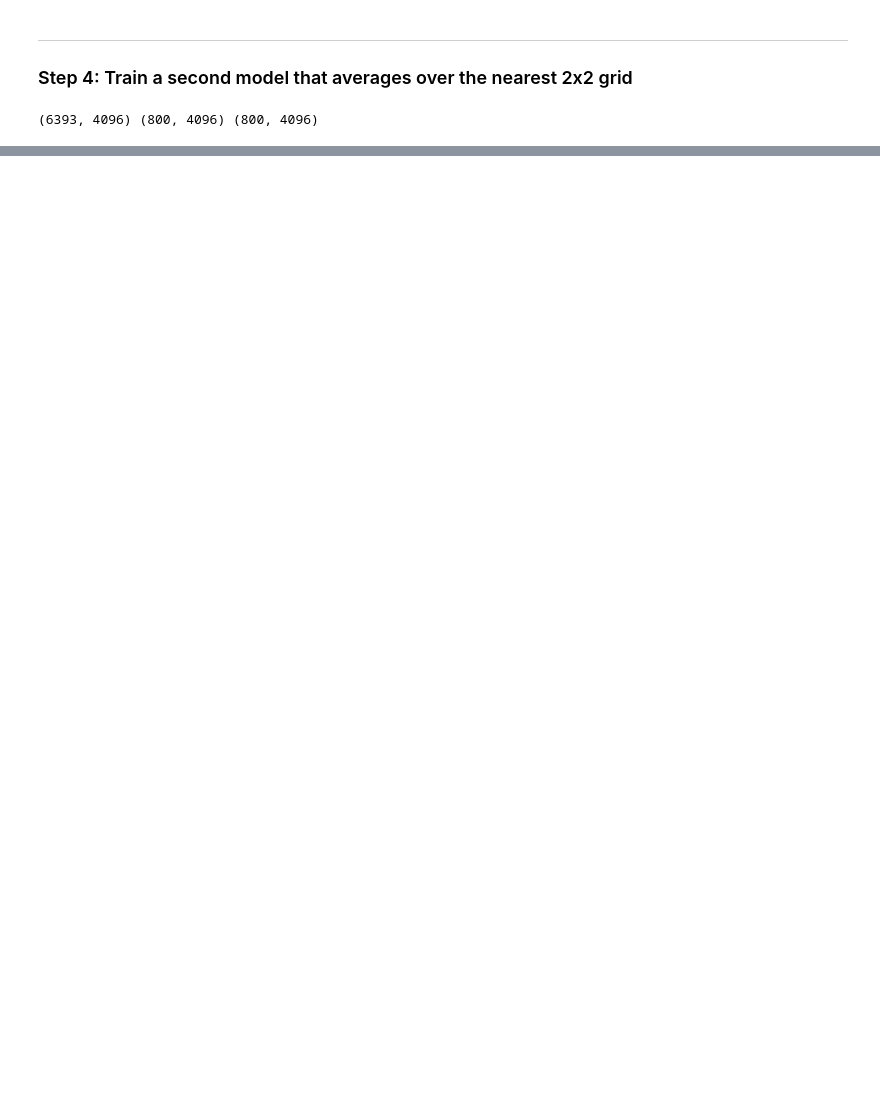
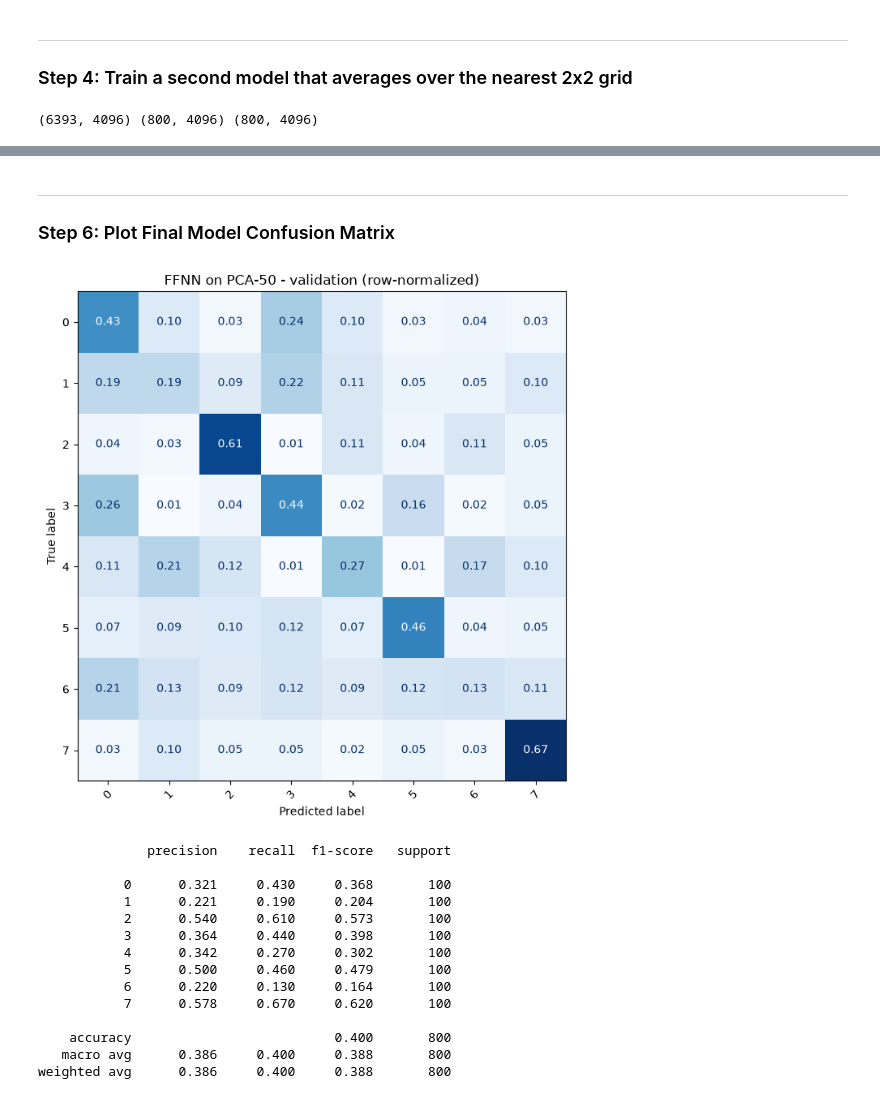
Before and after one commit to cyrustaba/datasci-207-final-project, a Jupyter notebook: notebooks/Model_01_FFNN.ipynb, the cells around one changed output, grey strips where cells are left out. Saved outputs shown, nothing was run; the diff lists cells and outputs as text; code cells hidden in the pictures; blank space fills up the shorter version.

```diff
--- a/notebooks/Model_01_FFNN.ipynb
+++ b/notebooks/Model_01_FFNN.ipynb
@@ -38,14 +40,17 @@ d = np.load("../data/local/splits.npz", allow_pickle=True)
 Xf_train, Xf_val, Xf_test = d["Xf_train"], d["Xf_val"], d["Xf_test"]
 y_train, y_val, y_test = d["y_train"], d["y_val"], d["y_test"]
 # %%
-# Xf_* are (n, 16384) = (n, 128 mel, 128 time) flattened
-def to3d(X): return X.reshape(len(X), 128, 128)
+# Resize it to 128 x 128 and scale by the average per mel band of the training set
+
+def to3d(X):
+    return X.reshape(len(X), 128, 128)
 
 tr = to3d(Xf_train)
 mu = tr.mean(axis=(0, 2), keepdims=True)         # one mean per mel band
 sd = tr.std(axis=(0, 2), keepdims=True) + 1e-6
 
-def std_flat(X): return ((to3d(X) - mu) / sd).reshape(len(X), -1)
+def std_flat(X):
+    return ((to3d(X) - mu) / sd).reshape(len(X), -1)
 
 Xs_train, Xs_val, Xs_test = std_flat(Xf_train), std_flat(Xf_val), std_flat(Xf_test)
 # %% [markdown]
@@ -58,7 +63,8 @@ def build_model(n_classes,num_features,
                 activation='relu',
                 optimizer='Adam',
                 learning_rate=1e-4,
-                metric='metric'
+                metric='metric',
+                dropout=0.5
                 ):
     """
     Args:
@@ -69,6 +75,7 @@ def build_model(n_classes,num_features,
     optimizer: The optimizer to use (SGD, Adam).
     learning_rate: The desired learning rate for the optimizer.
     metric: The desired metric.
+    dropout: dropout rate applied after each hidden layer
 
     Returns:
     model: A tf.keras model (graph).
@@ -96,7 +103,7 @@ def build_model(n_classes,num_features,
     for l in range(len(hidden_layer_sizes)):
         layer_output = f'Output{l}'
         model.add(tf.keras.layers.Dense(units=hidden_layer_sizes[l], activation=activation, name=layer_output))
-        model.add(tf.keras.layers.Dropout(0.5))
+        model.add(tf.keras.layers.Dropout(dropout))
 
 
 
@@ -203,0 +294,47 @@ val:   0.3449999988079071
+# %% [markdown]
+---
+### Step 6: Plot Final Model Confusion Matrix
+# %%
+from sklearn.metrics import confusion_matrix, classification_report, ConfusionMatrixDisplay
+
+k = 50
+Ztr, Zva = Z_tr[:, :k], Z_va[:, :k]
+
+m = build_model(n_classes, k, hidden_layer_sizes=[128],
+                learning_rate=1e-3, metric='accuracy', dropout=0.5)
+early = tf.keras.callbacks.EarlyStopping(
+    monitor="val_loss", patience=8, restore_best_weights=True)
+m.fit(Ztr, y_train, epochs=200, batch_size=32,
+      validation_data=(Zva, y_val), callbacks=[early], verbose=0)
+
+# the model outputs logits, so argmax gives the predicted class
+y_pred = m.predict(Zva, verbose=0).argmax(axis=1)
+
+classes = np.unique(y_train)
+# replace with genre names if you have a mapping, e.g. [id_to_name[c] for c in classes]
+names = [str(c) for c in classes]
+
+cm = confusion_matrix(y_val, y_pred, labels=classes, normalize="true")  # rows sum to 1
+fig, ax = plt.subplots(figsize=(8, 7))
+ConfusionMatrixDisplay(cm, display_labels=names).plot(
+    ax=ax, cmap="Blues", values_format=".2f", xticks_rotation=45, colorbar=False)
+ax.set_title(f"FFNN on PCA-{k} - validation (row-normalized)")
+plt.tight_layout(); plt.show()
+
+print(classification_report(y_val, y_pred, labels=classes, target_names=names, digits=3))
+# %% [output]
+[figure, added]
+              precision    recall  f1-score   support
+
+           0      0.321     0.430     0.368       100
+           1      0.221     0.190     0.204       100
+           2      0.540     0.610     0.573       100
+           3      0.364     0.440     0.398       100
+           4      0.342     0.270     0.302       100
+           5      0.500     0.460     0.479       100
+           6      0.220     0.130     0.164       100
+           7      0.578     0.670     0.620       100
+
+    accuracy                          0.400       800
+   macro avg      0.386     0.400     0.388       800
+weighted avg      0.386     0.400     0.388       800
```
Also changed, not shown: parts of 10 cells of this notebook, 1 other file.
